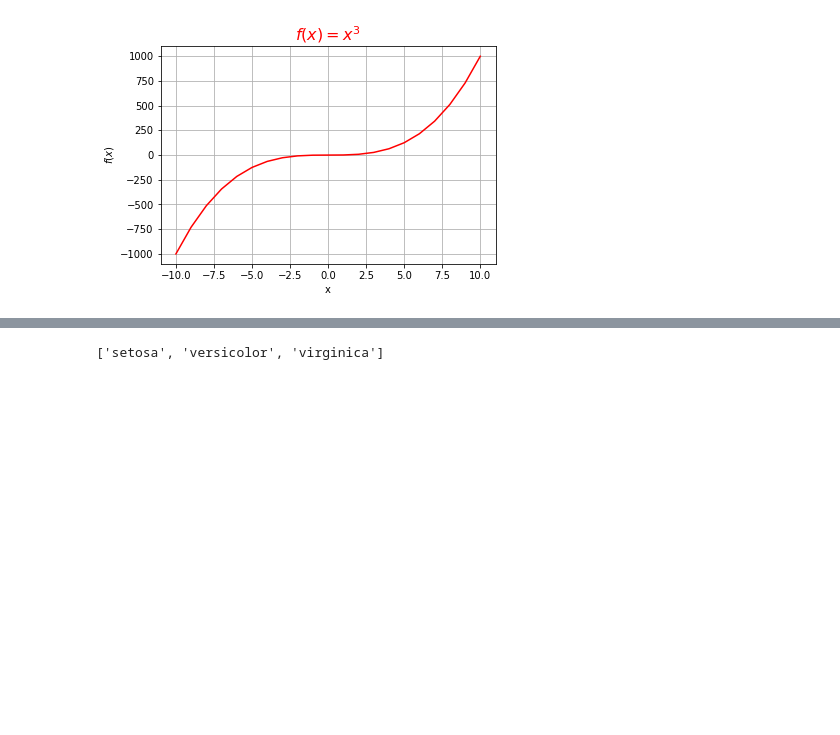
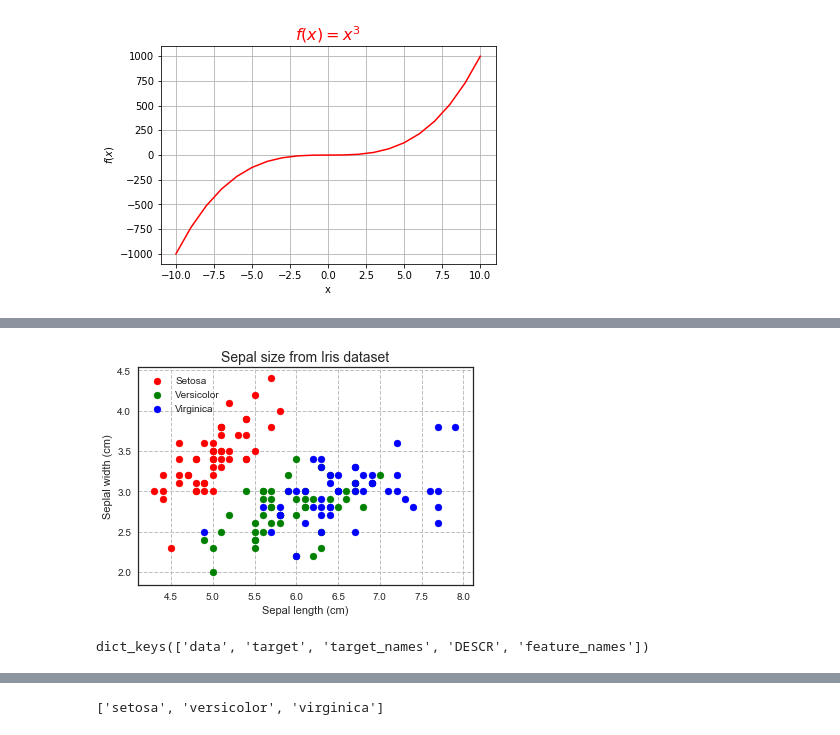
Before and after one commit to Brinkhuis/Cursus, a Jupyter notebook: notebooks/visualization.ipynb, the cells around one changed output, grey strips where cells are left out. Saved outputs shown, nothing was run; the diff lists cells and outputs as text; code cells hidden in the pictures; blank space fills up the shorter version.

```diff
--- a/notebooks/visualization.ipynb
+++ b/notebooks/visualization.ipynb
@@ -69,0 +75,25 @@ iris.sample(n = 10)
+# %%
+# colors
+fig = plt.figure()
+ax = fig.add_subplot(111)
+
+species_1 = ax.scatter(x = iris[:50].sepal_length, y = iris[:50].sepal_width,  c='red')
+species_2 = ax.scatter(x = iris[50:100].sepal_length, y = iris[50:100].sepal_width,  c='green')
+species_3 = ax.scatter(x = iris[100:].sepal_length, y = iris[100:].sepal_width,  c='blue')
+
+ax.legend([species_1, species_2, species_3], ['Setosa', 'Versicolor', 'Virginica'], loc=2)
+
+ax.set_title('Sepal size from Iris dataset', fontsize=14)
+
+ax.set_xlabel('Sepal length (cm)')
+ax.set_ylabel('Seplal width (cm)')
+
+ax.grid(True, linestyle='--', color='0.75')
+
+plt.show()
+# %% [output]
+[figure, added]
+# %%
+iris.keys()
+# %% [output]
+dict_keys(['data', 'target', 'target_names', 'DESCR', 'feature_names'])
```
Also changed, not shown: parts of 12 cells of this notebook.
